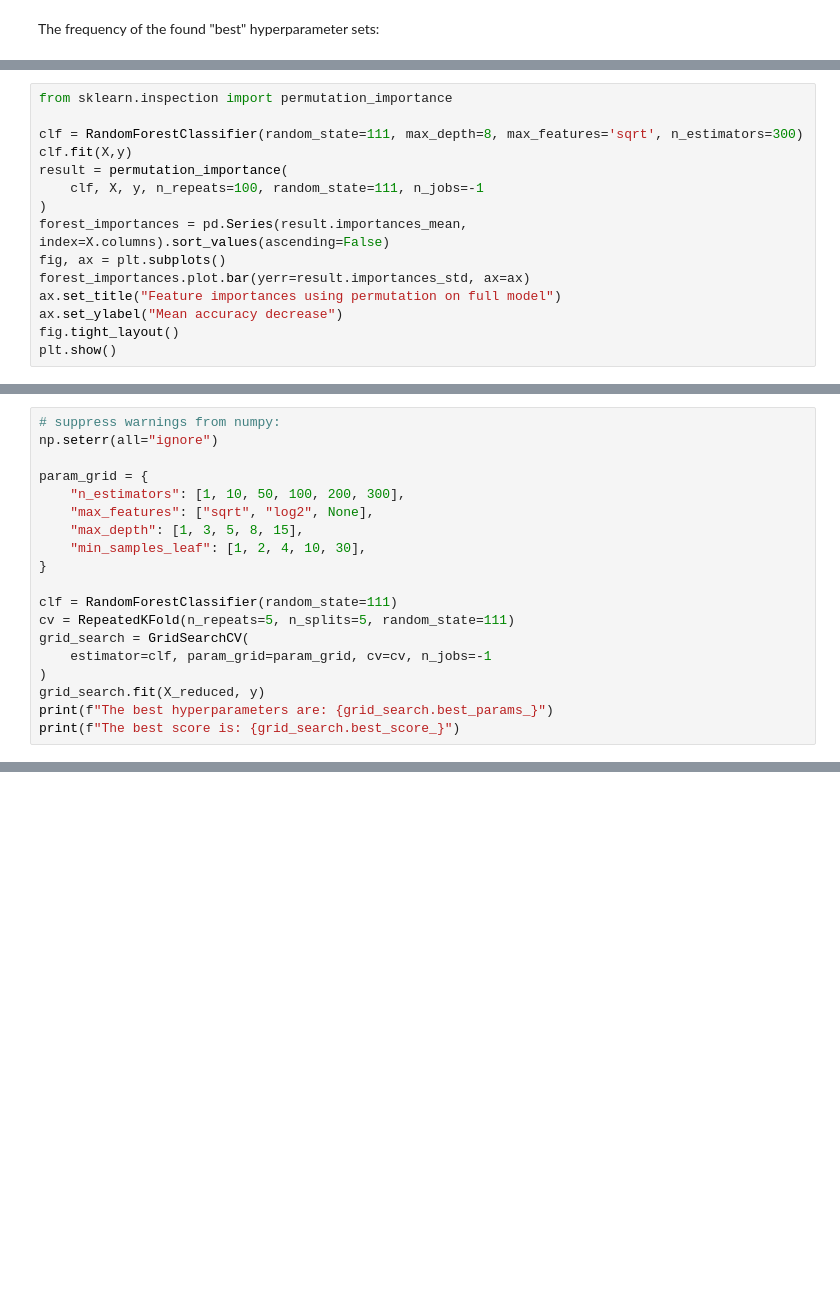
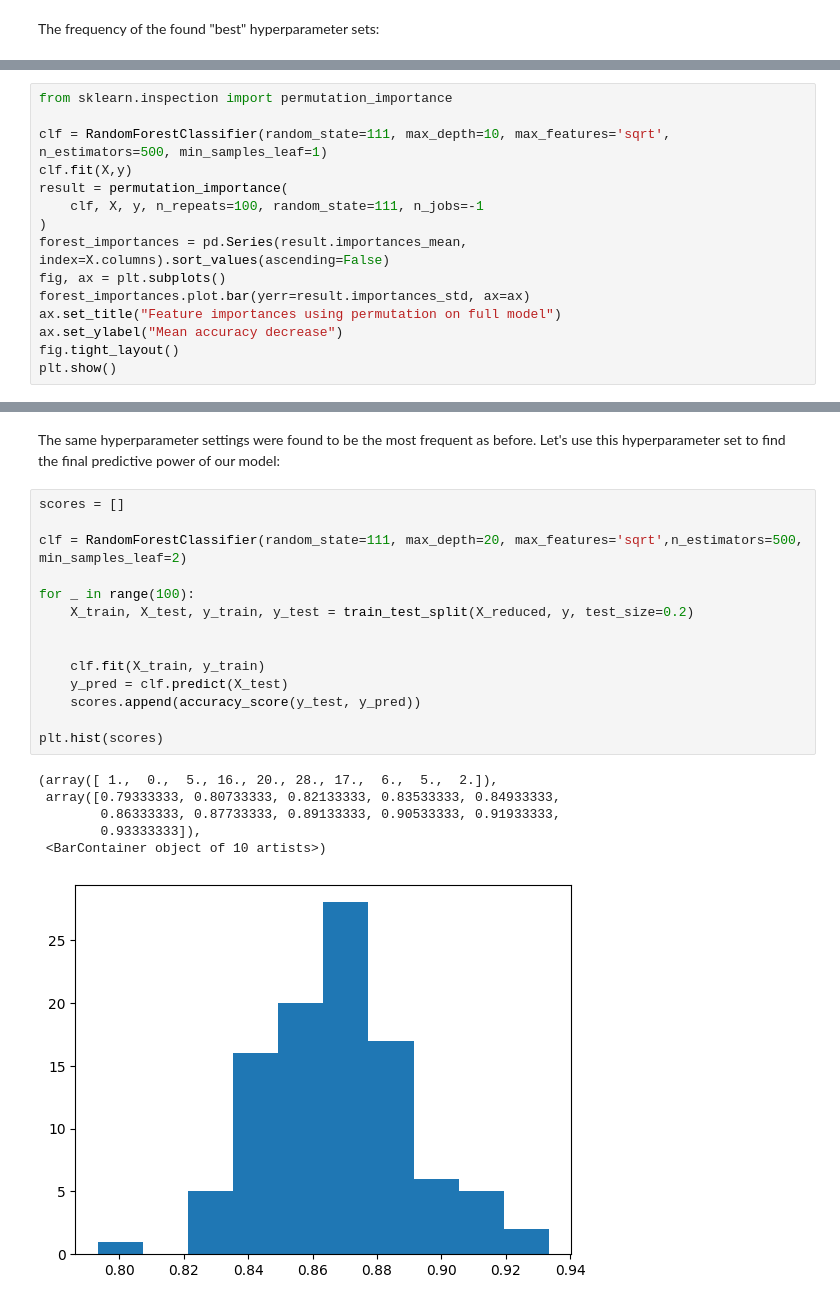
Before and after one commit to MMateo1120/machine_learning_methods, a Jupyter notebook: random_forest.ipynb, the cells around one changed output, grey strips where cells are left out. Drawn from its saved outputs; the diff is of its cells as text; blank space fills up the shorter version.

```diff
--- a/random_forest.ipynb
+++ b/random_forest.ipynb
@@ -238,7 +257,7 @@ Let's find the features that contribute to the classification of the respond the
 # %%
 from sklearn.inspection import permutation_importance
 
-clf = RandomForestClassifier(random_state=111, max_depth=8, max_features='sqrt', n_estimators=300)
+clf = RandomForestClassifier(random_state=111, max_depth=10, max_features='sqrt', n_estimators=500, min_samples_leaf=1)
 clf.fit(X,y)
 result = permutation_importance(
     clf, X, y, n_repeats=100, random_state=111, n_jobs=-1
@@ -298,19 +317,0 @@ Similar results are obtained as before, when every feature were used. This sugge
-# %%
-# suppress warnings from numpy:
-np.seterr(all="ignore")
-
-param_grid = {
-    "n_estimators": [1, 10, 50, 100, 200, 300],
-    "max_features": ["sqrt", "log2", None],
-    "max_depth": [1, 3, 5, 8, 15],
-    "min_samples_leaf": [1, 2, 4, 10, 30],
-}
-
-clf = RandomForestClassifier(random_state=111)
-cv = RepeatedKFold(n_repeats=5, n_splits=5, random_state=111)
-grid_search = GridSearchCV(
-    estimator=clf, param_grid=param_grid, cv=cv, n_jobs=-1
-)
-grid_search.fit(X_reduced, y)
-print(f"The best hyperparameters are: {grid_search.best_params_}")
-print(f"The best score is: {grid_search.best_score_}")
@@ -321,0 +337,23 @@ Although the new model does not give better predictive accuracy, it is less comp
+# %% [markdown]
+The same hyperparameter settings were found to be the most frequent as before. Let's use this hyperparameter set to find the final predictive power of our model:
+# %%
+scores = []
+
+clf = RandomForestClassifier(random_state=111, max_depth=20, max_features='sqrt',n_estimators=500, min_samples_leaf=2)
+
+for _ in range(100):
+    X_train, X_test, y_train, y_test = train_test_split(X_reduced, y, test_size=0.2)
+
+
+    clf.fit(X_train, y_train)
+    y_pred = clf.predict(X_test)
+    scores.append(accuracy_score(y_test, y_pred))
+
+plt.hist(scores)
+# %% [output]
+(array([ 1.,  0.,  5., 16., 20., 28., 17.,  6.,  5.,  2.]),
+ array([0.79333333, 0.80733333, 0.82133333, 0.83533333, 0.84933333,
+        0.86333333, 0.87733333, 0.89133333, 0.90533333, 0.91933333,
+        0.93333333]),
+ <BarContainer object of 10 artists>)
+[figure, added]
```
Also changed, not shown: parts of 29 cells of this notebook, 1 other file.
